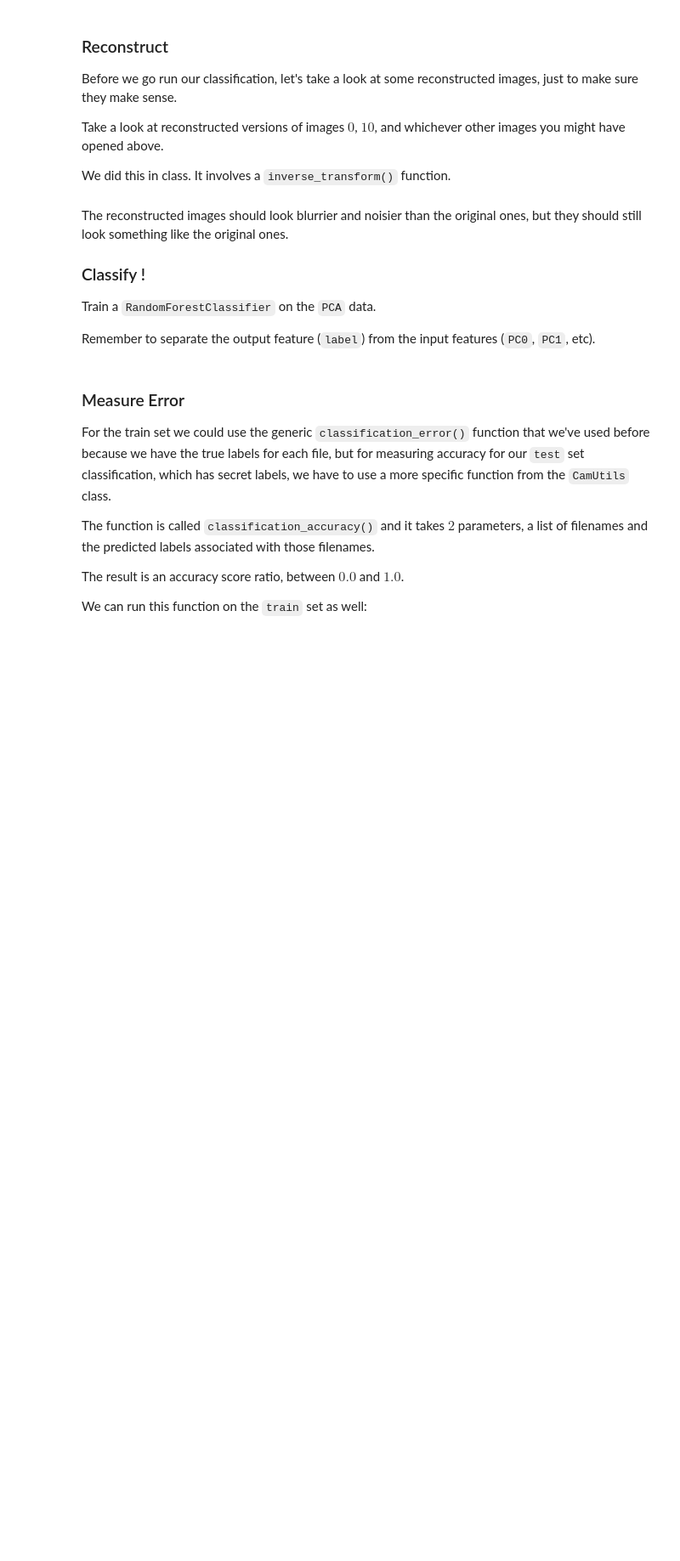
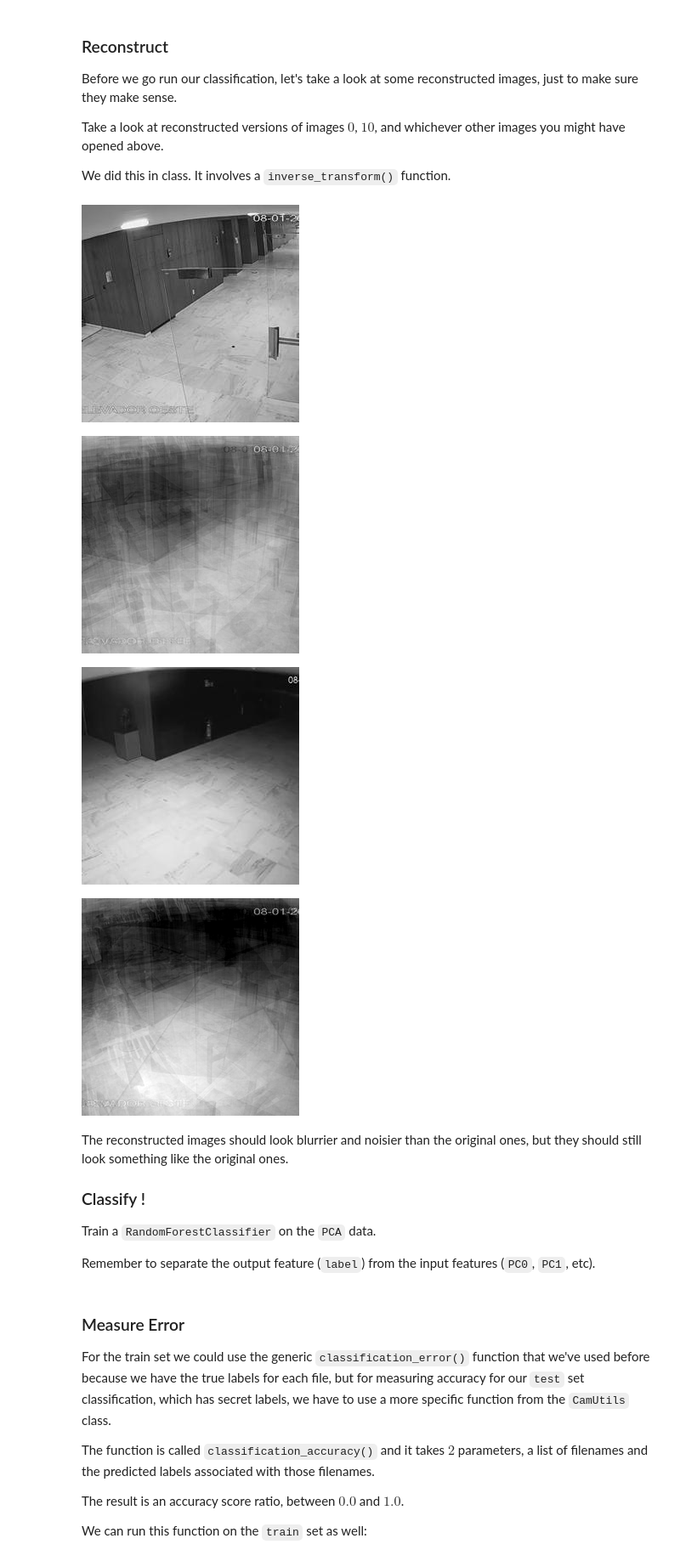
Before and after one commit to takuman-parsons-ml/Homework09, a Jupyter notebook: Homework09.ipynb, the cells around one changed output. Shown at 85% size. Saved outputs shown, nothing was run; the diff lists cells and outputs as text; code cells hidden in the pictures; blank space fills up the shorter version.

```diff
--- a/Homework09.ipynb
+++ b/Homework09.ipynb
@@ -76,6 +86,15 @@ Create a `DataFrame` called `cam_pca_df` by running `PCA` on the list of pixel d
 You can change how many components to extract from the images later, but for this first run just use $10$ components so we can compare classification with $10$ `PCA` components to the classification with $10$ random features from `Homework07`.  Make sure to confirm how much of the `variance` is preserved by this transformation.
 # %%
 # TODO: run PCA, get DataFrame
+pca = PCA(n_components=10)
+cam_pca_df = pca.fit_transform(pixel_data)
+
 # TODO: add "label" column
+cam_pca_df["label"] = label_data
+
 # TODO: print variance
+print(pca.explained_variance())
+
 # TODO: take a look at the first 5 rows
+cam_pca_df.head()
+len(pixel_data[:1][0])
@@ -104,3 +123,20 @@ We did this in class. It involves a `inverse_transform()` function.
+# %%
+# TODO: reconstruct image at index 0
+image_0_orig = pixel_data[0]
+image_0_inversed = pca.inverse_transform(cam_pca_df.iloc[0])
+display(make_image(image_0_orig, width=256))
+display(make_image(image_0_inversed, width=256))
+
+# TODO: reconstruct image at index 10
+image_10_orig = pixel_data[10]
+image_10_inversed = pca.inverse_transform(cam_pca_df.iloc[10])
+display(make_image(image_10_orig, width=256))
+display(make_image(image_10_inversed, width=256))
+# %% [output]
+[figure, added]
+[figure, added]
+[figure, added]
+[figure, added]
 # %% [markdown]
 The reconstructed images should look blurrier and noisier than the original ones, but they should still look something like the original ones.
 
```
Also changed, not shown: parts of 12 cells of this notebook.
